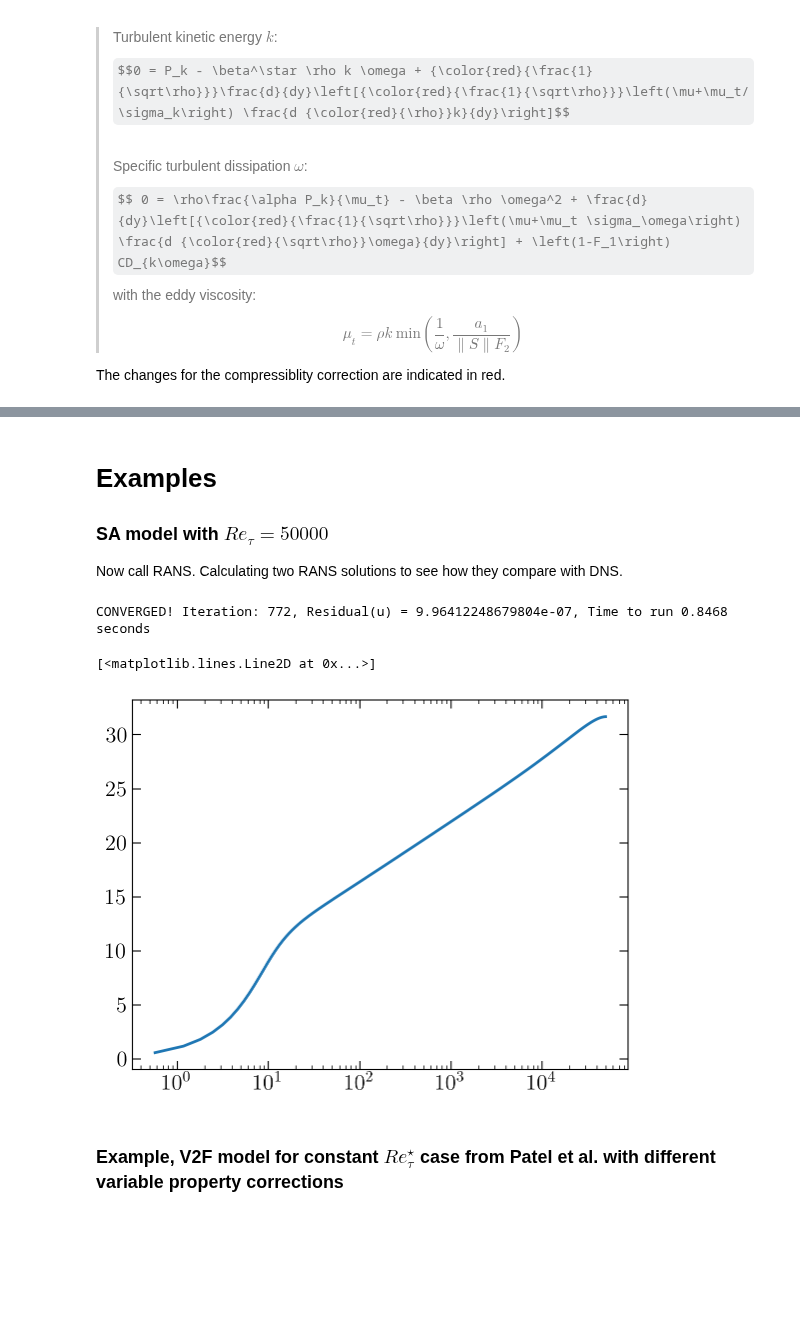
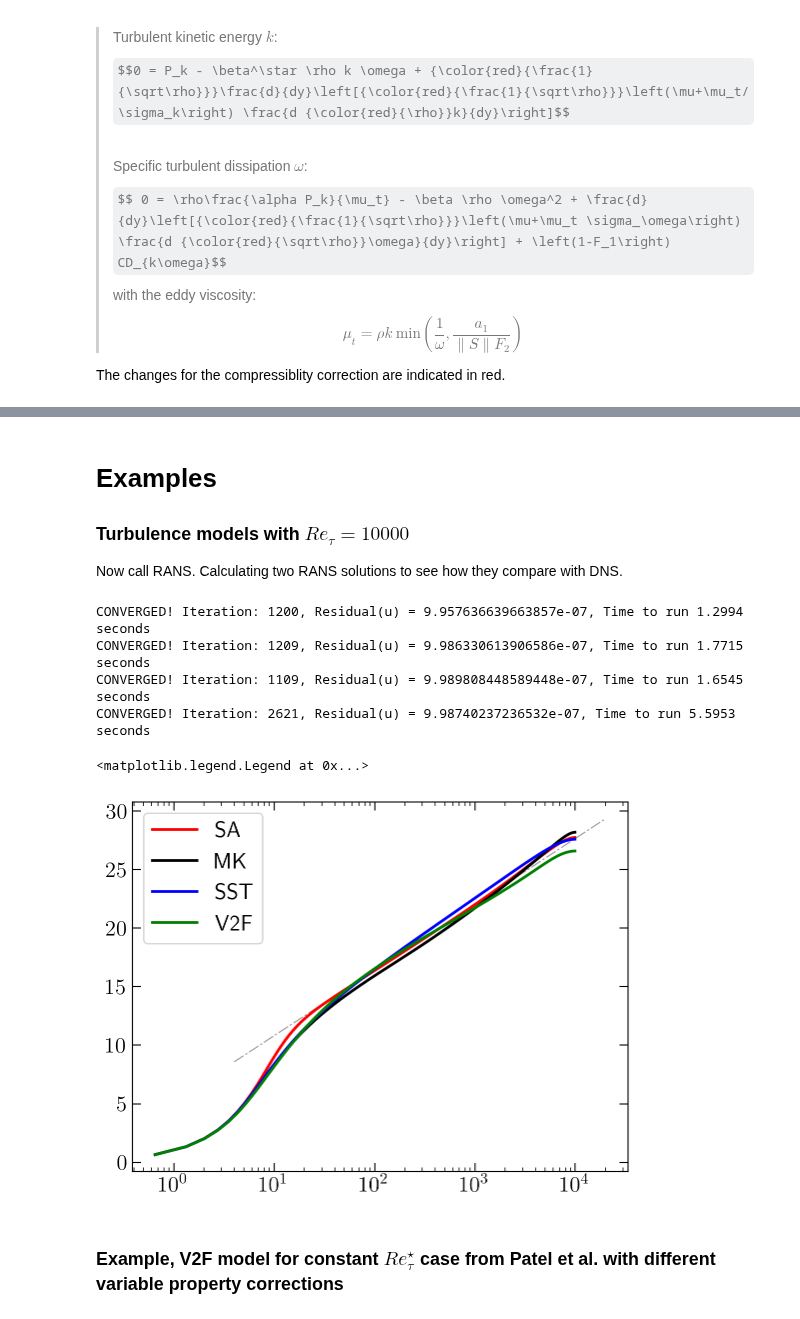
Before and after one commit to Fluid-Dynamics-Of-Energy-Systems-Team/RANS_Channel, a Jupyter notebook: main.ipynb, the cells around one changed output, grey strips where cells are left out. Saved outputs shown, nothing was run; the diff lists cells and outputs as text; code cells hidden in the pictures; some formulas as TeX source; blank space fills up the shorter version.

```diff
--- a/main.ipynb
+++ b/main.ipynb
@@ -929,17 +950,34 @@ def V2F(u,k,e,v2,r,mu,mesh,varPropCorrection):
 # %% [markdown]
 # Examples
-### SA model with $Re_\tau=50000$
+### Turbulence models with $Re_\tau=10000$
 Now call RANS. Calculating two RANS solutions to see how they compare with DNS.
-# %%
-mesh = Mesh(400, 2, 9)
-
-sol = solveRANS(mesh = mesh, ReTau = 50000, turbModel = "SA")
-
-plt.semilogx(sol['ypl'][1:mesh.n//2], sol['u'][1:mesh.n//2], '-', lw=2)
-# %% [output]
-CONVERGED! Iteration: 772, Residual(u) = 9.96412248679804e-07, Time to run 0.8468 seconds
-[<matplotlib.lines.Line2D at 0x...>]
-[figure, removed]
+# %%
+mesh = Mesh(400, 2, 7)
+
+
+ypTurb = 10**np.linspace(np.log10(4),np.log10(20000),20)
+upTurb = 1/0.41*np.log(ypTurb) + 5.2
+plt.semilogx(ypTurb, upTurb, color='0.6', lw=0.8, dashes=(10,2,2,2))
+
+sol = solveRANS(mesh = mesh, ReTau = 10000, turbModel = SA())
+plt.semilogx(sol['ypl'][1:mesh.n//2], sol['upl'][1:mesh.n//2], 'r-', lw=2, label='SA')
+
+sol = solveRANS(mesh = mesh, ReTau = 10000, turbModel = MK())
+plt.semilogx(sol['ypl'][1:mesh.n//2], sol['upl'][1:mesh.n//2], 'k-', lw=2, label='MK')
+
+sol = solveRANS(mesh = mesh, ReTau = 10000, turbModel = SST())
+plt.semilogx(sol['ypl'][1:mesh.n//2], sol['upl'][1:mesh.n//2], 'b-', lw=2, label='SST')
+
+sol = solveRANS(mesh = mesh, ReTau = 10000, turbModel = V2F())
+plt.semilogx(sol['ypl'][1:mesh.n//2], sol['upl'][1:mesh.n//2], 'g-', lw=2, label='V2F')
+plt.legend()
+# %% [output]
+CONVERGED! Iteration: 1200, Residual(u) = 9.957636639663857e-07, Time to run 1.2994 seconds
+CONVERGED! Iteration: 1209, Residual(u) = 9.986330613906586e-07, Time to run 1.7715 seconds
+CONVERGED! Iteration: 1109, Residual(u) = 9.989808448589448e-07, Time to run 1.6545 seconds
+CONVERGED! Iteration: 2621, Residual(u) = 9.98740237236532e-07, Time to run 5.5953 seconds
+<matplotlib.legend.Legend at 0x...>
+[figure, added]
 # %% [markdown]
 ### Example, V2F model for constant $Re^\star_\tau$ case from Patel et al. with different variable property corrections
 # %%
```
Also changed, not shown: parts of 34 cells of this notebook.
